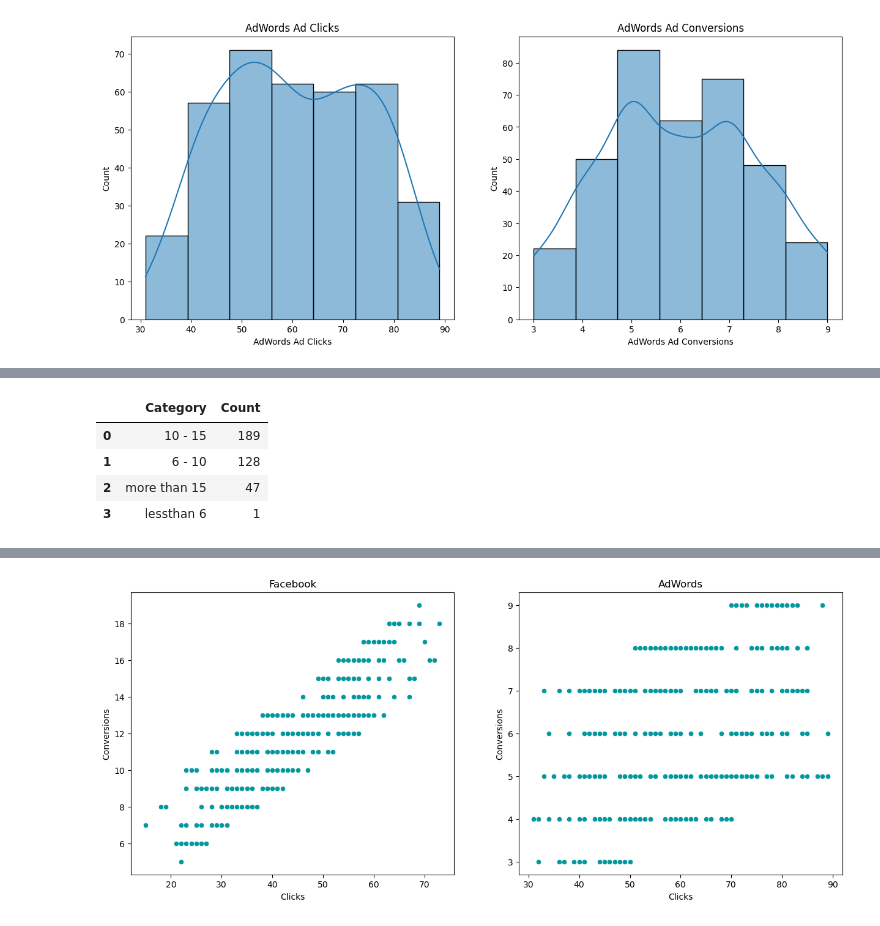
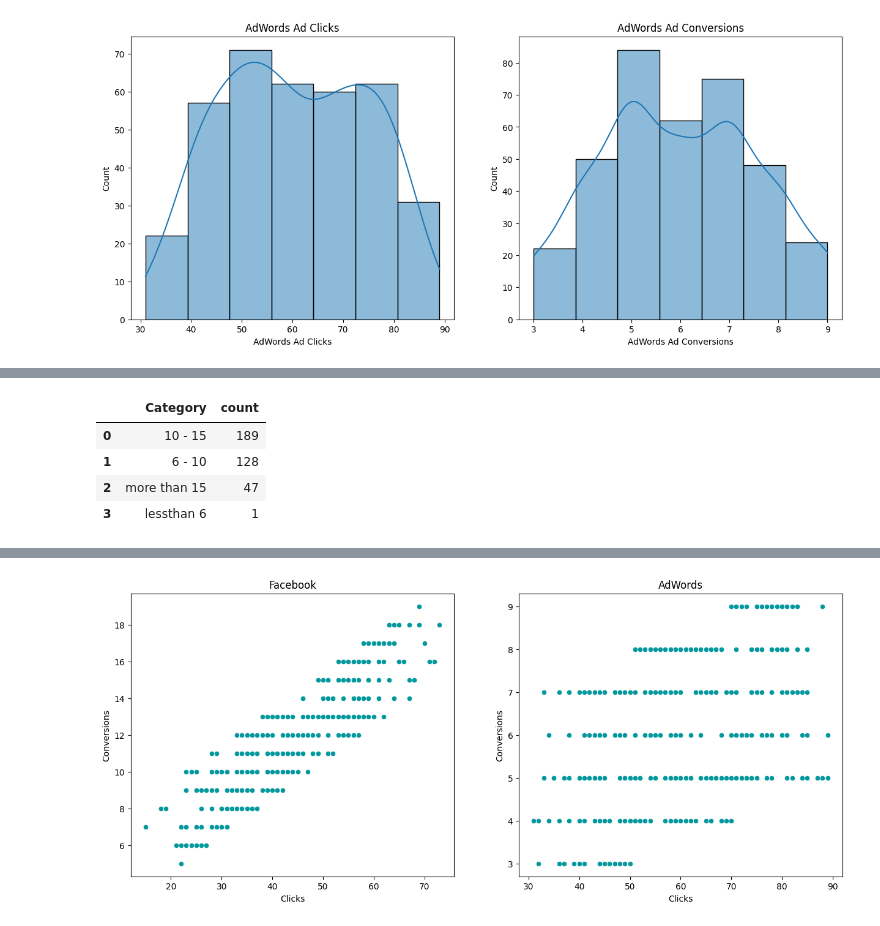
Before and after one commit to amisha3k/A-B-Testing-Marketing-Campaign-, a Jupyter notebook: B Testing analysis.ipynb, the cells around one changed output, grey strips where cells are left out. Cells and saved outputs as stored; diff of their text form; code cells hidden in the pictures.

```diff
--- a/B Testing analysis.ipynb
+++ b/B Testing analysis.ipynb
@@ -124,13 +125,8 @@ Name: Facebook Conversion Category, dtype: int64
 # %%
-facebook = (
-    df['Facebook Conversion Category']
-    .value_counts()
-    .reset_index()
-    .rename(columns={'index': 'Category', 'Facebook Conversion Category': 'Count'})
-)
+facebook = pd.DataFrame(df['Facebook Conversion Category'].value_counts()).reset_index().rename(columns = {'Facebook Conversion Category':'Category'})
 facebook
 # %% [output]
-|  | Category | Count |
+|  | Category | count |
 | 0 | 10 - 15 | 189 |
 | 1 | 6 - 10 | 128 |
 | 2 | more than 15 | 47 |
```
Also changed, not shown: parts of 22 cells of this notebook.
